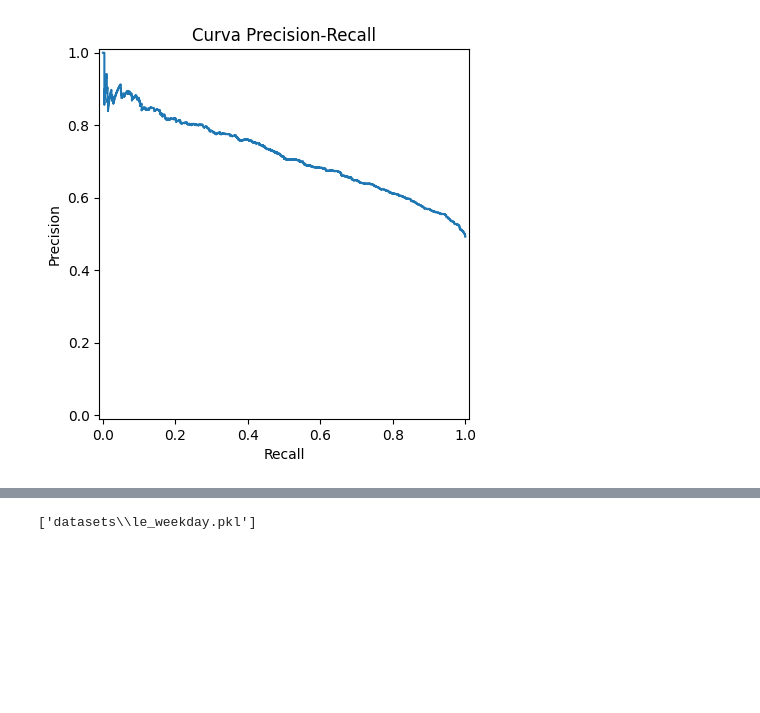
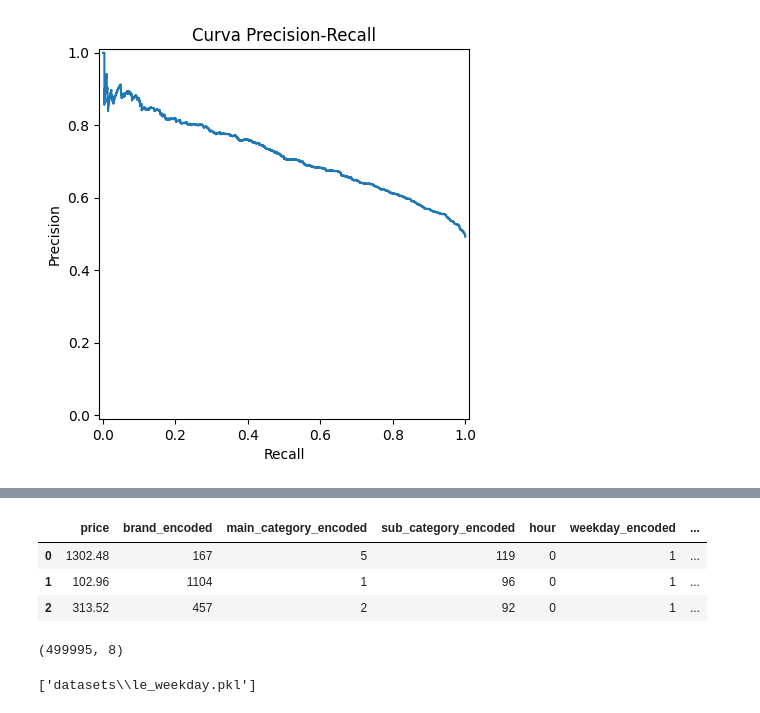
Before and after one commit to Grupo-61/techchallenge03, a Jupyter notebook: Tech Challenge 3.ipynb, the cells around one changed output, grey strips where cells are left out. Cells and saved outputs as stored; diff of their text form; code cells hidden in the pictures; blank space fills up the shorter version.

Commit message:
Atualização TC3 Modelo 2: Código + CSV Testes

```diff
--- a/Tech Challenge 3.ipynb
+++ b/Tech Challenge 3.ipynb
@@ -1620,5 +1620,23 @@ plt.show()
 Average Precision (AP): 0.72
 [figure]
 # %%
-# Exportação de dados para testes no Streamlit - Modelo RandomForest
-X_test.to_csv(r"datasets\randomforest_test.csv", index=False, encoding="utf-8")
+# Preparação de Dados para testes
+df_trat_test = df_trat.copy()
+
+# Session features para df_trat_test
+# Agrupar por usuário/sessão para contagem de quantas vezes o cliente comprou (event_type=cart) e quantidade de produtos (product_id no carrinho de compras)
+session_features2 = df_trat_test.groupby("user_session").agg({
+    "event_type": lambda x: (x=="cart").sum(),  # contador de quantas vezes adicionou ao carrinho (quanto mais, mais demonstra interesse na compra)
+    "product_id": "count"                       # contador de quantos produtos inseriu no carrinho (quanto mais, mais demonstra interesse na compra e compra é mais qualificada)
+}).rename(columns={"event_type":"add_to_cart_count","product_id":"views_count"})
+
+# Merge dos dados processados com o dataframe original (mesmo session_features)
+df_trat_test = df_trat_test.merge(session_features2, on="user_session", how="left")
+
+# Codificação com o mesmo Label Encoder
+df_trat_test['main_category_encoded'] = le_main_category.fit_transform(df_trat_test['main_category'])
+df_trat_test['sub_category_encoded'] = le_sub_category.fit_transform(df_trat_test['sub_category'])
+df_trat_test['brand_encoded'] = le_brand.fit_transform(df_trat_test['brand'])
+df_trat_test['weekday_encoded'] = le_weekday.fit_transform(df_trat_test['weekday'])
+
+df_trat_test.head(3)
@@ -1625 +1648,17 @@ X_test.to_csv(r"datasets\randomforest_test.csv", index=False, encoding="utf-8")
+# %%
+# Exportação de dados para testes no Streamlit - Modelo RandomForest (dados originais totais, sem o balanceamento)
+colunasdesejadas = ["price", "brand_encoded", "main_category_encoded", "sub_category_encoded", \
+    "hour", "weekday_encoded", "add_to_cart_count", "views_count"]
+df_trat_testf = df_trat_test[colunasdesejadas]
+df_trat_testf.to_csv(r"datasets\randomforest_test2.csv", index=False, encoding="utf-8")
+df_trat_testf.head(3)
+# %% [output]
+|  | price | brand_encoded | main_category_encoded | sub_category_encoded | hour | weekday_encoded | ... |
+| 0 | 1302.48 | 167 | 5 | 119 | 0 | 1 | ... |
+| 1 | 102.96 | 1104 | 1 | 96 | 0 | 1 | ... |
+| 2 | 313.52 | 457 | 2 | 92 | 0 | 1 | ... |
+# %%
+df_trat_testf.shape
+# %% [output]
+(499995, 8)
 # %%
```
Also changed, not shown: parts of 2 cells of this notebook, 2 other files.
